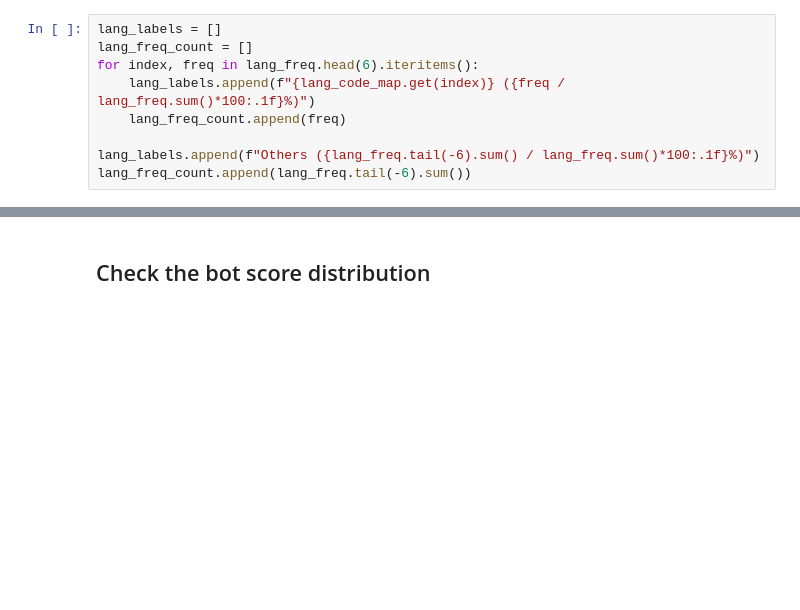
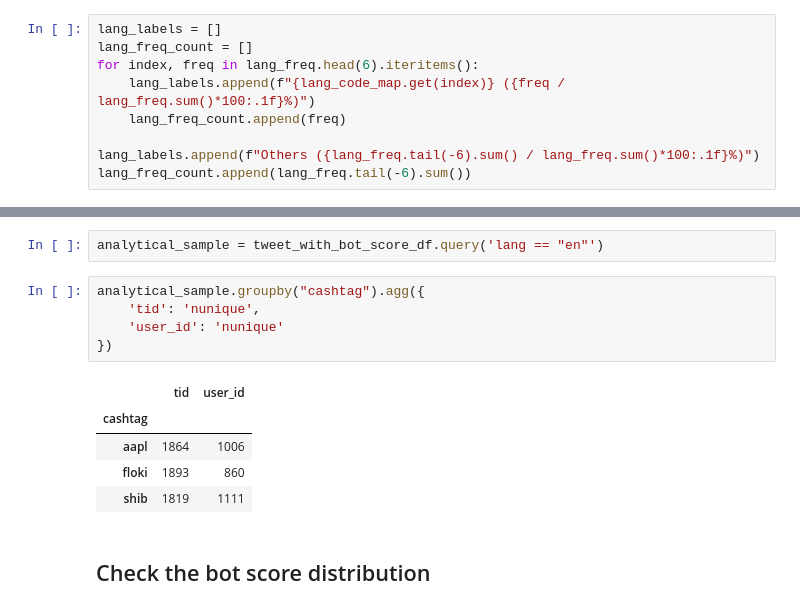
Before and after one commit to osome-iu/Botometer101, a Jupyter notebook: exps/analysis.ipynb, the cells around one changed output, grey strips where cells are left out. Drawn from its saved outputs; the diff is of its cells as text; blank space fills up the shorter version.

```diff
--- a/exps/analysis.ipynb
+++ b/exps/analysis.ipynb
@@ -168,3 +170,16 @@ plt.savefig("figures/language_freqency.pdf")
+# %%
+analytical_sample = tweet_with_bot_score_df.query('lang == "en"')
+# %%
+analytical_sample.groupby("cashtag").agg({
+    'tid': 'nunique',
+    'user_id': 'nunique'
+})
+# %% [output]
+|  | tid | user_id |
+| cashtag |  |  |
+| aapl | 1864 | 1006 |
+| floki | 1893 | 860 |
+| shib | 1819 | 1111 |
 # %% [markdown]
 ## Check the bot score distribution
 # %%
```
Also changed, not shown: parts of 19 cells of this notebook.
